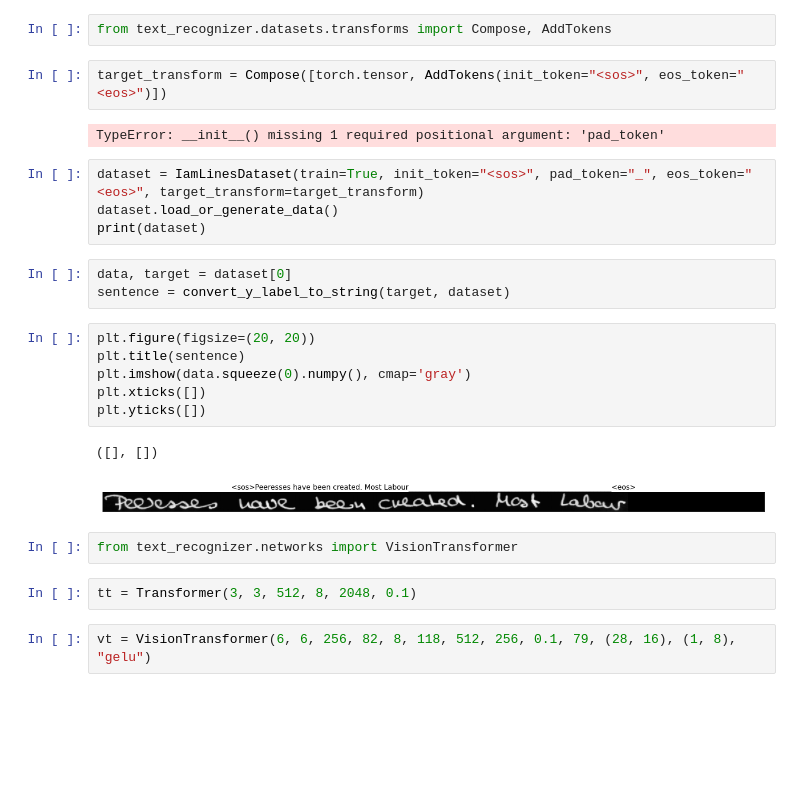
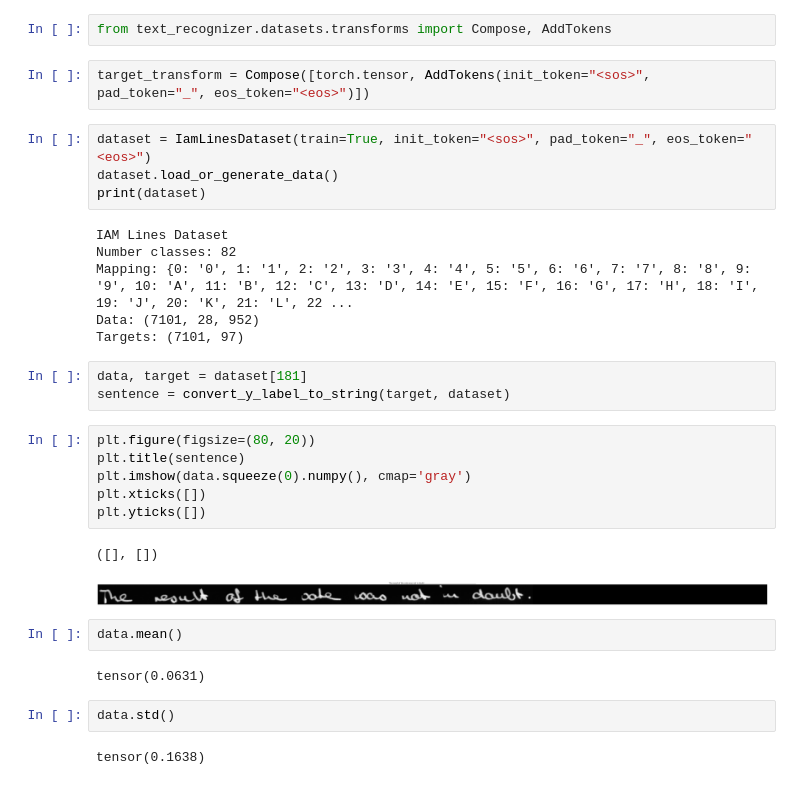
Before and after one commit to aktersnurra/text-recognizer, a Jupyter notebook: src/notebooks/04a-look-at-iam-lines.ipynb, the cells around one changed output. Cells and saved outputs as stored; diff of their text form; blank space fills up the shorter version.

```diff
--- a/src/notebooks/04a-look-at-iam-lines.ipynb
+++ b/src/notebooks/04a-look-at-iam-lines.ipynb
@@ -116,29 +116,35 @@ plt.imshow(data.squeeze(0).numpy(), cmap='gray')
 # %%
 from text_recognizer.datasets.transforms import Compose, AddTokens
 # %%
-target_transform = Compose([torch.tensor, AddTokens(init_token="<sos>", eos_token="<eos>")])
+target_transform = Compose([torch.tensor, AddTokens(init_token="<sos>", pad_token="_", eos_token="<eos>")])
-# %% [output]
-TypeError: __init__() missing 1 required positional argument: 'pad_token'
 # %%
-dataset = IamLinesDataset(train=True, init_token="<sos>", pad_token="_", eos_token="<eos>", target_transform=target_transform)
+dataset = IamLinesDataset(train=True, init_token="<sos>", pad_token="_", eos_token="<eos>")
 dataset.load_or_generate_data()
 print(dataset)
+# %% [output]
+IAM Lines Dataset
+Number classes: 82
+Mapping: {0: '0', 1: '1', 2: '2', 3: '3', 4: '4', 5: '5', 6: '6', 7: '7', 8: '8', 9: '9', 10: 'A', 11: 'B', 12: 'C', 13: 'D', 14: 'E', 15: 'F', 16: 'G', 17: 'H', 18: 'I', 19: 'J', 20: 'K', 21: 'L', 22 ...
+Data: (7101, 28, 952)
+Targets: (7101, 97)
 # %%
-data, target = dataset[0]
+data, target = dataset[181]
 sentence = convert_y_label_to_string(target, dataset)
 # %%
-plt.figure(figsize=(20, 20))
+plt.figure(figsize=(80, 20))
 plt.title(sentence)
 plt.imshow(data.squeeze(0).numpy(), cmap='gray')
 plt.xticks([])
 plt.yticks([])
 # %% [output]
 ([], [])
-[figure, old version]
+[figure, new version]
-# %%
-from text_recognizer.networks import VisionTransformer
-# %%
-tt = Transformer(3, 3, 512, 8, 2048, 0.1)
-# %%
-vt = VisionTransformer(6, 6, 256, 82, 8, 118, 512, 256, 0.1, 79, (28, 16), (1, 8), "gelu")
+# %%
+data.mean()
+# %% [output]
+tensor(0.0631)
+# %%
+data.std()
+# %% [output]
+tensor(0.1638)
 # %%
```
Also changed, not shown: parts of 20 cells of this notebook, 10 other files.
